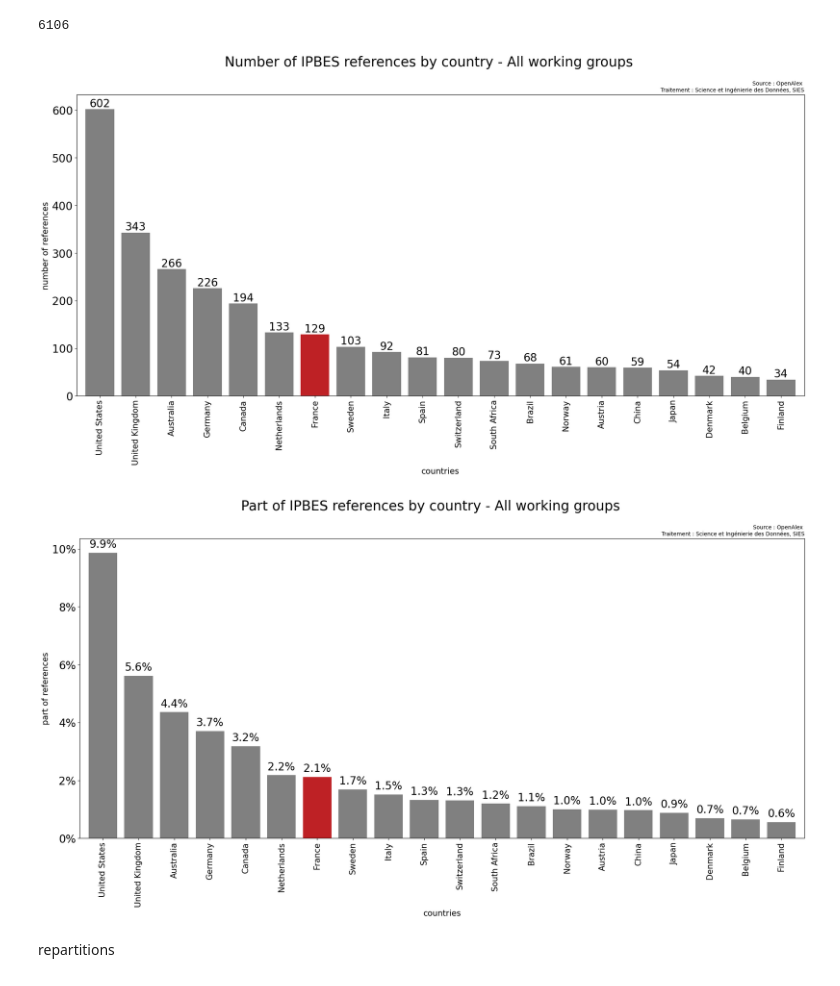
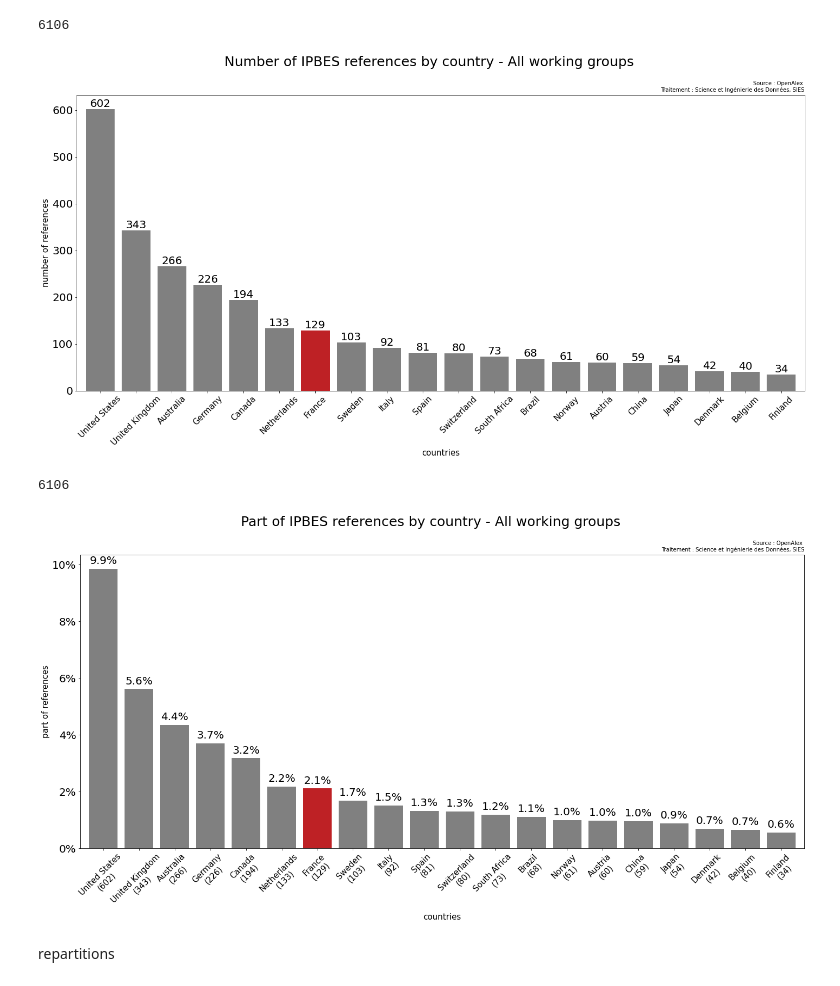
Before and after one commit to dataesr/teds, a Jupyter notebook: notebooks/IPCC_visualization_dataframe.ipynb, the cells around one changed output. Saved outputs shown, nothing was run; the diff lists cells and outputs as text; code cells hidden in the pictures.

```diff
--- a/notebooks/IPCC_visualization_dataframe.ipynb
+++ b/notebooks/IPCC_visualization_dataframe.ipynb
@@ -93,0 +236,21 @@ plt.show()
+# %%
+import matplotlib.pyplot as plt
+df_ipcc2c=df_ipcc[df_ipcc['ipcc'].apply(lambda x: any(x[i].get('wg')=='2_cross' for i in range(len(x))))]
+
+
+data_counts=pd.Series(aplatir(list(df_ipcc2c.countries.dropna()))).value_counts()
+plt.figure(figsize=(24, 10))
+color_dict = {'France': '#BE2125'}
+ax = data_counts[:20].plot(kind='bar', color=[color_dict.get(u, 'grey') for u in data_counts[:20].index], width=0.8)
+
+for i, v in enumerate(data_counts[:20]):
+    ax.text(i, v + 0.1, f'{v}', ha='center', va='bottom', color='black', size=20)
+
+plt.suptitle("Number of IPCC references by country - Working group 2 cross chapters", size=25)
+plt.title('Source : OpenAlex \nTraitement : Science et Ingénierie des Données, SIES', size=10, loc='right')
+
+ax.set_yticklabels([f'{tick:.0f}' for tick in ax.get_yticks()], fontsize=20)
+ax.set_xticklabels(data_counts.index[:20], rotation=45, fontsize=15)
+ax.set_ylabel(f'number of references', fontsize=15)
+ax.set_xlabel(f'countries', fontsize=15)
+plt.show()
@@ -93,0 +259,21 @@ plt.show()
+# %%
+import matplotlib.pyplot as plt
+df_ipcc3=df_ipcc[df_ipcc['ipcc'].apply(lambda x: any(x[i].get('wg')=='3' for i in range(len(x))))]
+
+
+data_counts=pd.Series(aplatir(list(df_ipcc3.countries.dropna()))).value_counts()
+plt.figure(figsize=(24, 10))
+color_dict = {'France': '#BE2125'}
+ax = data_counts[:20].plot(kind='bar', color=[color_dict.get(u, 'grey') for u in data_counts[:20].index], width=0.8)
+
+for i, v in enumerate(data_counts[:20]):
+    ax.text(i, v + 0.1, f'{v}', ha='center', va='bottom', color='black', size=20)
+
+plt.suptitle("Number of IPCC references by country - Working group 3", size=25)
+plt.title('Source : OpenAlex \nTraitement : Science et Ingénierie des Données, SIES', size=10, loc='right')
+
+ax.set_yticklabels([f'{tick:.0f}' for tick in ax.get_yticks()], fontsize=20)
+ax.set_xticklabels(data_counts.index[:20], rotation=45, fontsize=15)
+ax.set_ylabel(f'number of references', fontsize=15)
+ax.set_xlabel(f'countries', fontsize=15)
+plt.show()
@@ -117,31 +305,35 @@ len(df_ipbes.doi)
 # %%
 import matplotlib.pyplot as plt
 
 data_counts=pd.Series(aplatir(list(df_ipbes.countries.dropna()))).value_counts()
 plt.figure(figsize=(24, 10))
 color_dict = {'France': '#BE2125'}
 ax = data_counts[:20].plot(kind='bar', color=[color_dict.get(u, 'grey') for u in data_counts[:20].index], width=0.8)
 
 for i, v in enumerate(data_counts[:20]):
     ax.text(i, v + 0.1, f'{v}', ha='center', va='bottom', color='black', size=20)
 
 plt.suptitle("Number of IPBES references by country - All working groups", size=25)
 plt.title('Source : OpenAlex \nTraitement : Science et Ingénierie des Données, SIES', size=10, loc='right')
 
 ax.set_yticklabels([f'{tick:.0f}' for tick in ax.get_yticks()], fontsize=20)
-ax.set_xticklabels(data_counts.index[:20], rotation='vertical', fontsize=15)
+ax.set_xticklabels(data_counts.index[:20], rotation=45, fontsize=15)
 ax.set_ylabel(f'number of references', fontsize=15)
 ax.set_xlabel(f'countries', fontsize=15)
 plt.show()
 # %% [output]
-[figure, old version]
+[figure, new version]
+# %%
+len(df_ipbes.doi.dropna())
+# %% [output]
+6106
 # %%
 import matplotlib.pyplot as plt
 
-data_counts=pd.Series(aplatir(list(df_ipbes.countries.dropna()))).value_counts()
+data_counts1=pd.Series(aplatir(list(df_ipbes.countries.dropna()))).value_counts()
 tot=len(df_ipbes.doi.dropna())
 
-data_counts = (data_counts / tot) * 100
+data_counts = (data_counts1 / tot) * 100
 
 plt.figure(figsize=(24, 10))
 color_dict = {'France': '#BE2125'}
@@ -153,11 +345,12 @@ plt.suptitle("Part of IPBES references by country - All working groups", size=25
 plt.title('Source : OpenAlex \nTraitement : Science et Ingénierie des Données, SIES', size=10, loc='right')
 
 ax.set_yticklabels([f'{tick:.0f}%' for tick in ax.get_yticks()], fontsize=20)
-ax.set_xticklabels(data_counts.index[:20], rotation='vertical', fontsize=15)
+x_labels = [f"{data_counts.index[:20][i]}\n({list(data_counts1.to_dict().values())[i]})" for i in range(0,20)]
+ax.set_xticklabels(x_labels, rotation=45, fontsize=15)
 ax.set_ylabel(f'part of references', fontsize=15)
 ax.set_xlabel(f'countries', fontsize=15)
 plt.show()
 # %% [output]
-[figure, old version]
+[figure, new version]
 # %% [markdown]
 repartitions
```
Also changed, not shown: parts of 54 cells of this notebook.
